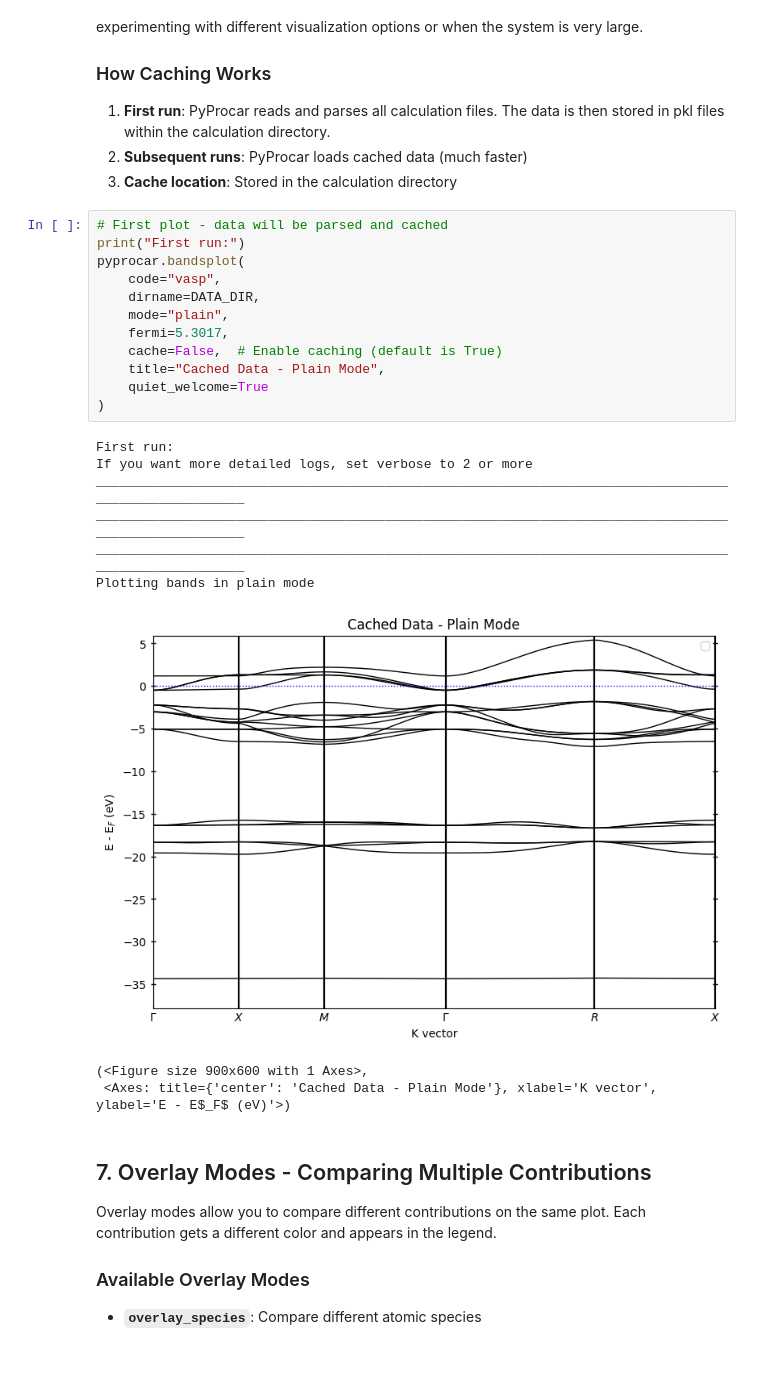
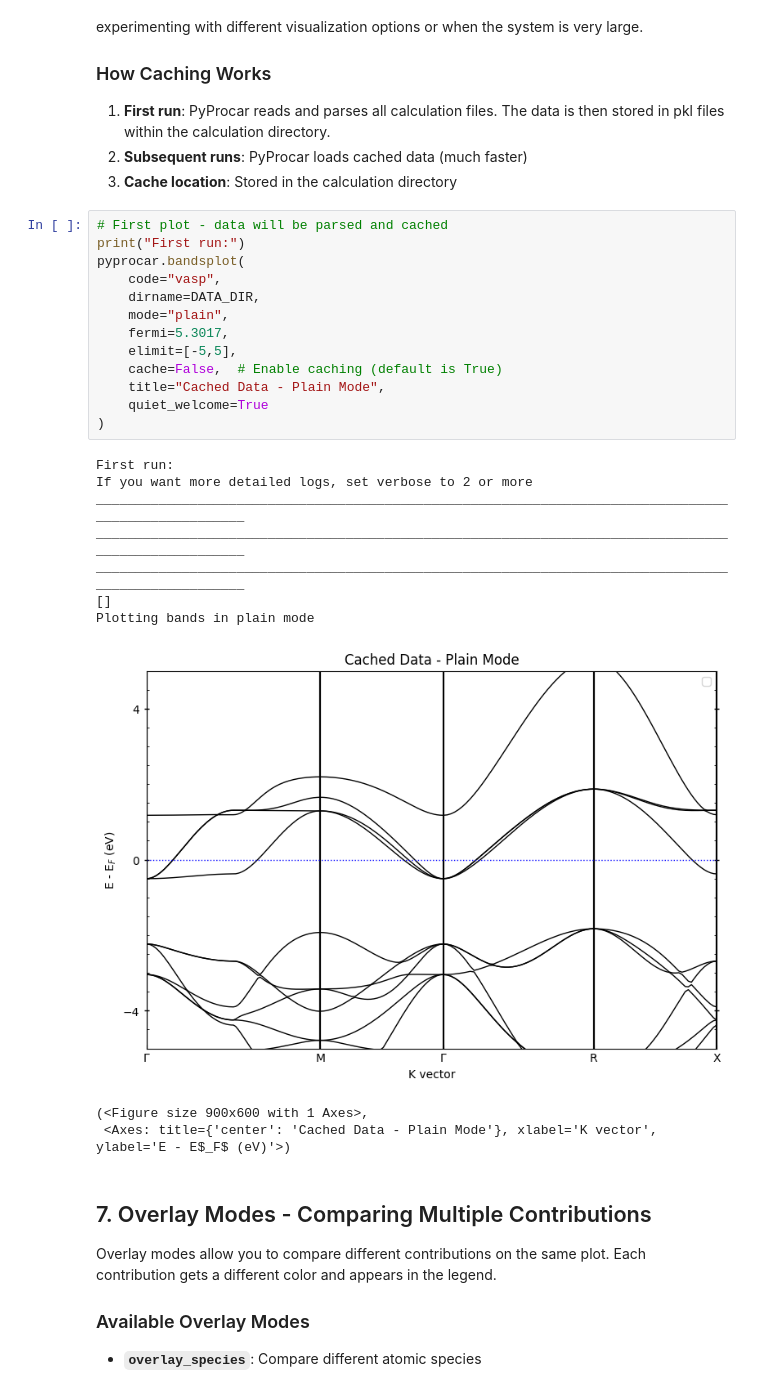
Before and after one commit to romerogroup/pyprocar, a Jupyter notebook: examples/00-band_structure/00-Getting Started.ipynb, the cells around one changed output. Drawn from its saved outputs; the diff is of its cells as text; blank space fills up the shorter version.

```diff
--- a/examples/00-band_structure/00-Getting Started.ipynb
+++ b/examples/00-band_structure/00-Getting Started.ipynb
@@ -184,23 +190,25 @@ PyProcar by default caches parsed data to speed up repeated plotting with differ
 # %%
 # First plot - data will be parsed and cached
 print("First run:")
 pyprocar.bandsplot(
     code="vasp",
     dirname=DATA_DIR,
     mode="plain",
     fermi=5.3017,
+    elimit=[-5,5],
     cache=False,  # Enable caching (default is True)
     title="Cached Data - Plain Mode",
     quiet_welcome=True
 )
 # %% [output]
 First run:
 If you want more detailed logs, set verbose to 2 or more
 ____________________________________________________________________________________________________
 ____________________________________________________________________________________________________
 ____________________________________________________________________________________________________
+[]
 Plotting bands in plain mode
-[figure, old version]
+[figure, new version]
 (<Figure size 900x600 with 1 Axes>,
  <Axes: title={'center': 'Cached Data - Plain Mode'}, xlabel='K vector', ylabel='E - E$_F$ (eV)'>)
 # %% [markdown]
```
Also changed, not shown: parts of 7 cells of this notebook, 8 other files.
